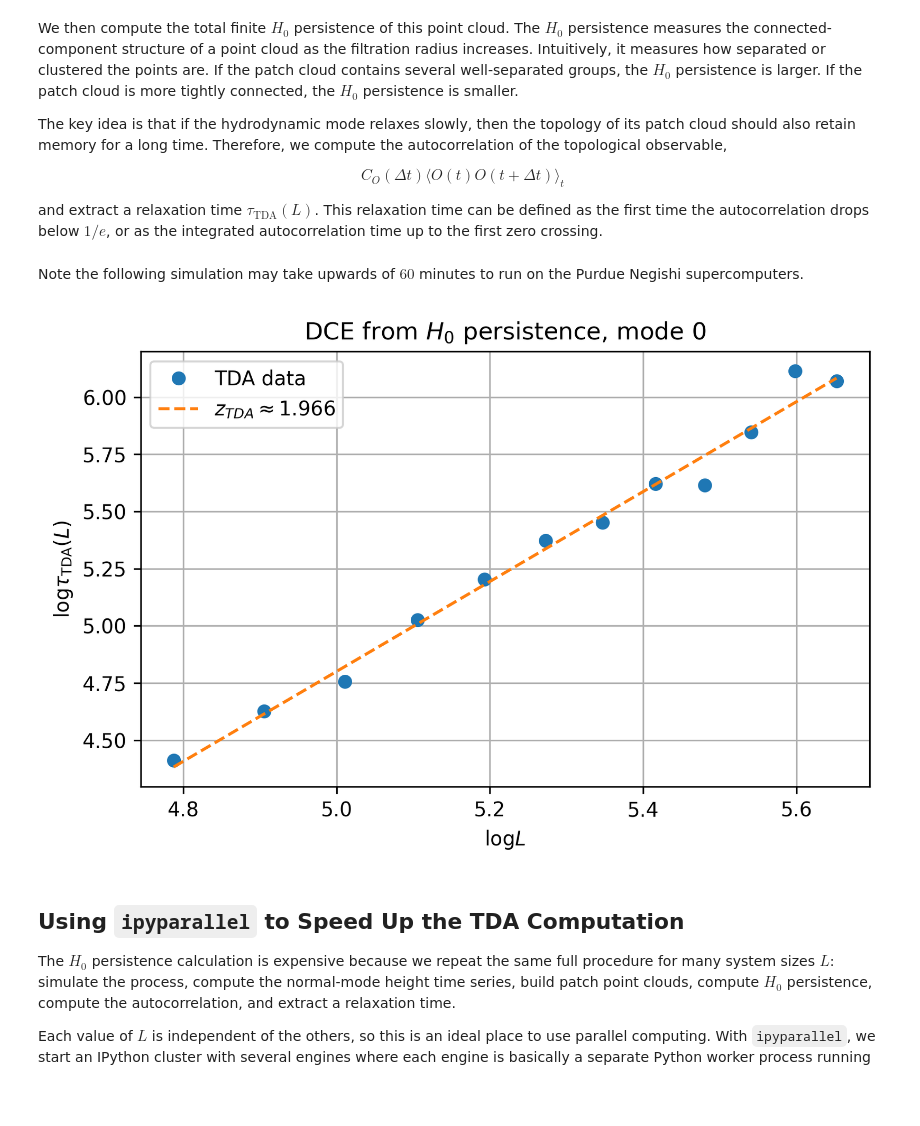
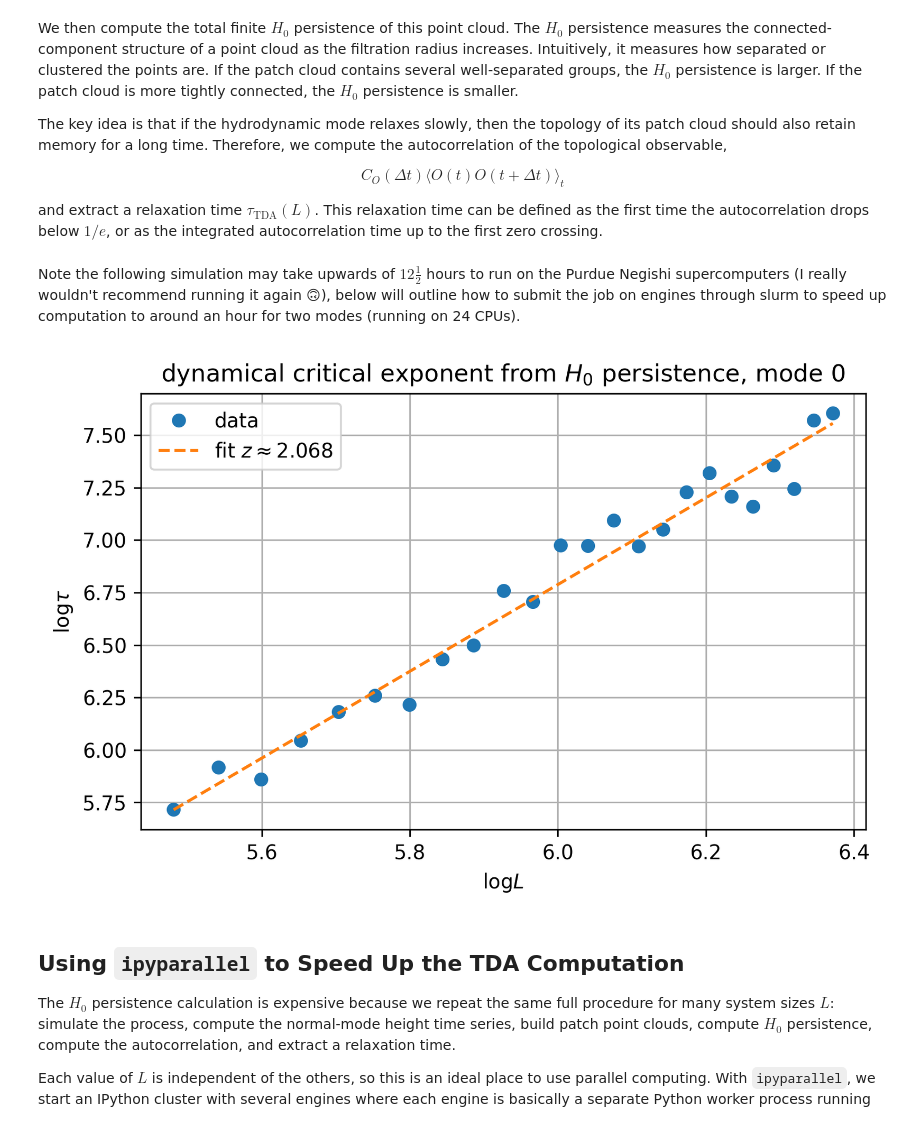
Before and after one commit to kaufmann-group/tda-diffusion-models, a Jupyter notebook: notebooks/Dynamical Critical Exponent from TDA.ipynb, the cells around one changed output. Drawn from its saved outputs; the diff is of its cells as text; code cells hidden in the pictures; blank space fills up the shorter version.

```diff
--- a/notebooks/Dynamical Critical Exponent from TDA.ipynb
+++ b/notebooks/Dynamical Critical Exponent from TDA.ipynb
@@ -50,7 +50,7 @@ tda_every = 2
 
 taus = []
 # %% [markdown]
-Note the following simulation may take upwards of $60$ minutes to run on the Purdue Negishi supercomputers.
+Note the following simulation may take upwards of $12 \frac 12$ hours to run on the Purdue Negishi supercomputers (I really wouldn't recommend running it again 🙃), below will outline how to submit the job on engines through slurm to speed up computation to around an hour for two modes (running on 24 CPUs).
 # %%
 for L in tqdm(L_values, smoothing=0):
     tau_runs = []
@@ -84,27 +84,27 @@ for L in tqdm(L_values, smoothing=0):
 # %%
 taus = np.array(taus)
 valid = np.isfinite(taus) & (taus > 0)
 
 logL = np.log(L_values[valid])
 logtau = np.log(taus[valid])
 
 z, intercept = np.polyfit(logL, logtau, 1)
 fit = intercept + z * logL
 
 plt.figure(figsize=(6, 4), dpi=300)
 plt.plot(logL, logtau, "o", label="data")
-plt.plot(logL, fit, "--", label=fr"$z \approx {z:.3f}$")
+plt.plot(logL, fit, "--", label=fr"fit $z \approx {z:.3f}$")
 
 plt.xlabel(r"$\log L$")
 plt.ylabel(r"$\log \tau$")
 plt.title(fr"dynamical critical exponent from $H_0$ persistence, mode {mode_index}")
 plt.legend()
 plt.grid(True)
 plt.tight_layout()
 
 plt.show()
 # %% [output]
-[figure, old version]
+[figure, new version]
 # %% [markdown]
 ## Using `ipyparallel` to Speed Up the TDA Computation
 
```
Also changed, not shown: parts of 7 cells of this notebook, 5 other files.
